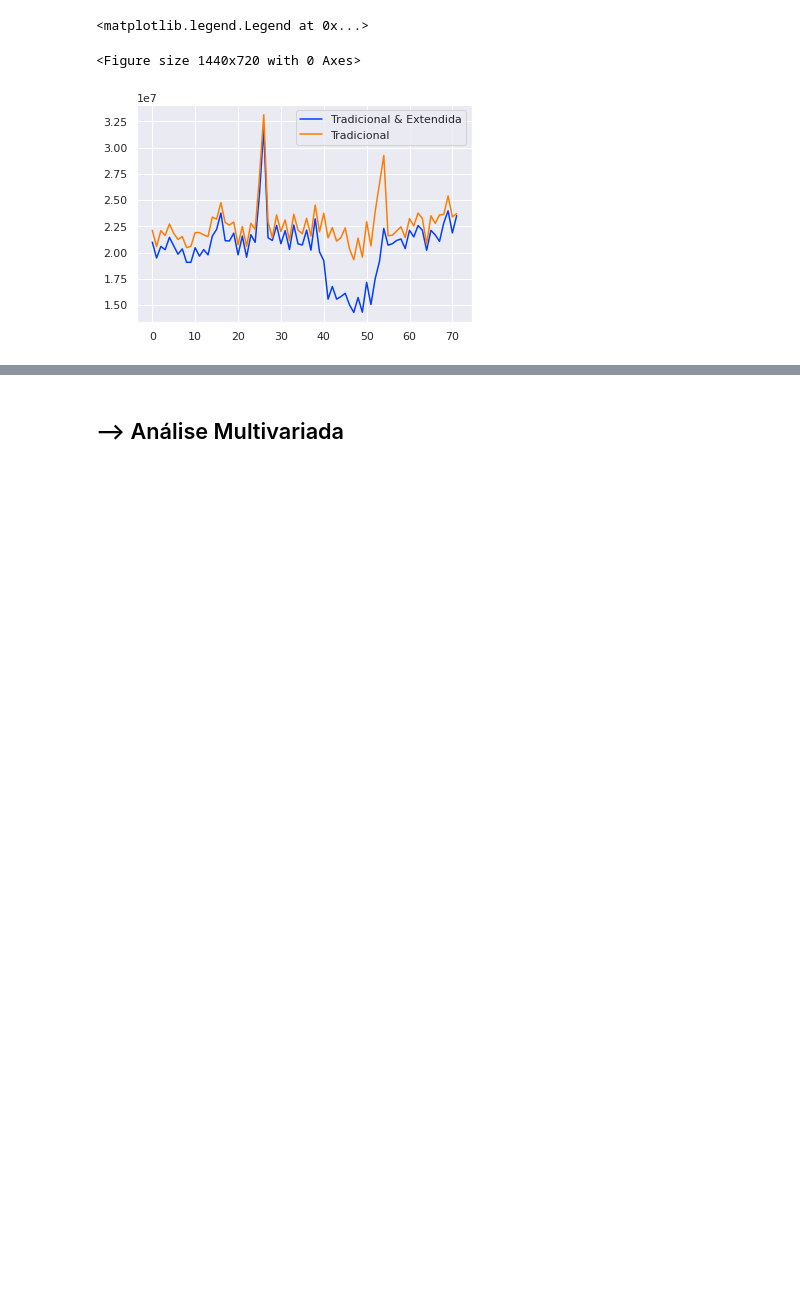
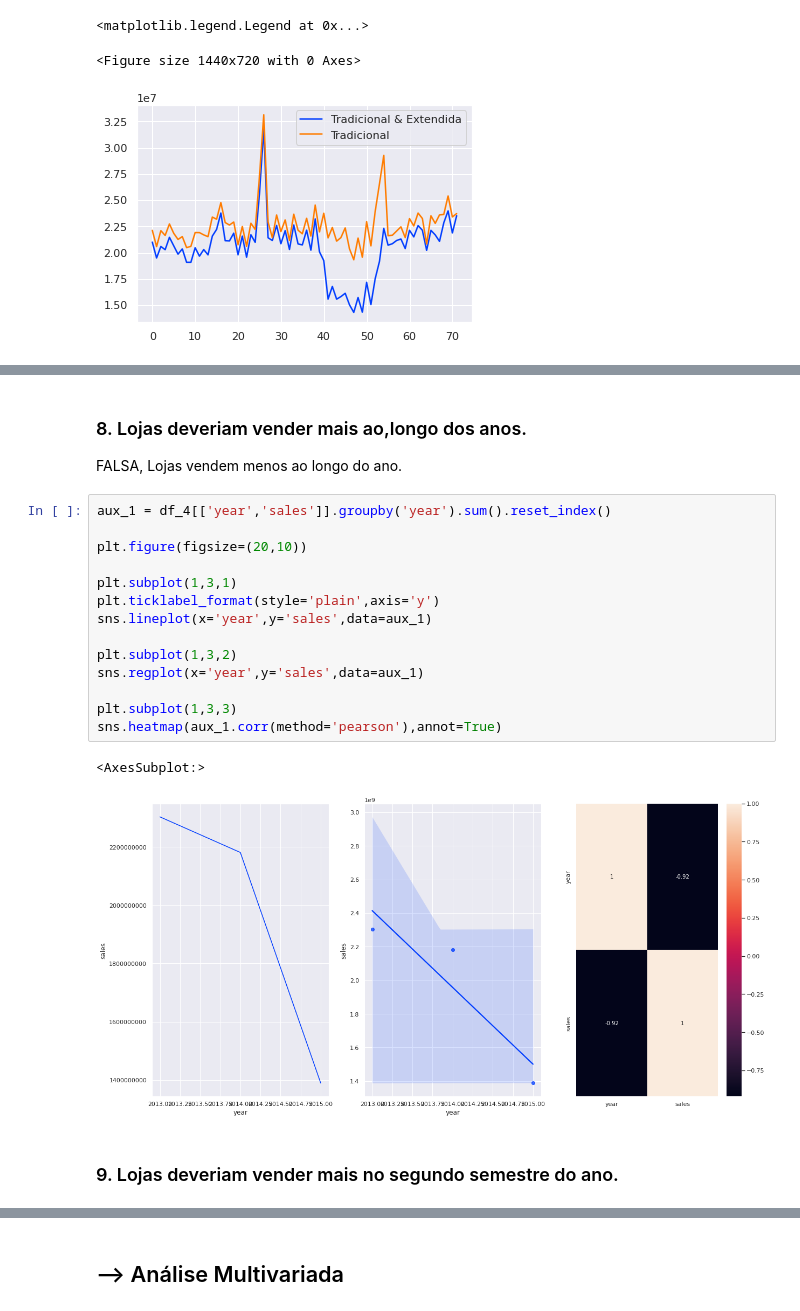
Before and after one commit to LucasK29/DataScience_Em_Producao, a Jupyter notebook: notebooks/modulo04_eda.ipynb, the cells around one changed output, grey strips where cells are left out. Cells and saved outputs as stored; diff of their text form; blank space fills up the shorter version.

```diff
--- a/notebooks/modulo04_eda.ipynb
+++ b/notebooks/modulo04_eda.ipynb
@@ -658,0 +676,22 @@ ax.legend(labels=['Tradicional & Extendida','Tradicional'])
+# %% [markdown]
+### 8. Lojas deveriam vender mais ao,longo dos anos.
+FALSA, Lojas vendem menos ao longo do ano.
+# %%
+aux_1 = df_4[['year','sales']].groupby('year').sum().reset_index()
+
+plt.figure(figsize=(20,10))
+
+plt.subplot(1,3,1)
+plt.ticklabel_format(style='plain',axis='y')
+sns.lineplot(x='year',y='sales',data=aux_1)
+
+plt.subplot(1,3,2)
+sns.regplot(x='year',y='sales',data=aux_1)
+
+plt.subplot(1,3,3)
+sns.heatmap(aux_1.corr(method='pearson'),annot=True)
+# %% [output]
+<AxesSubplot:>
+[figure, added]
+# %% [markdown]
+### 9. Lojas deveriam vender mais no segundo semestre do ano.
```
Also changed, not shown: parts of 7 cells of this notebook.
